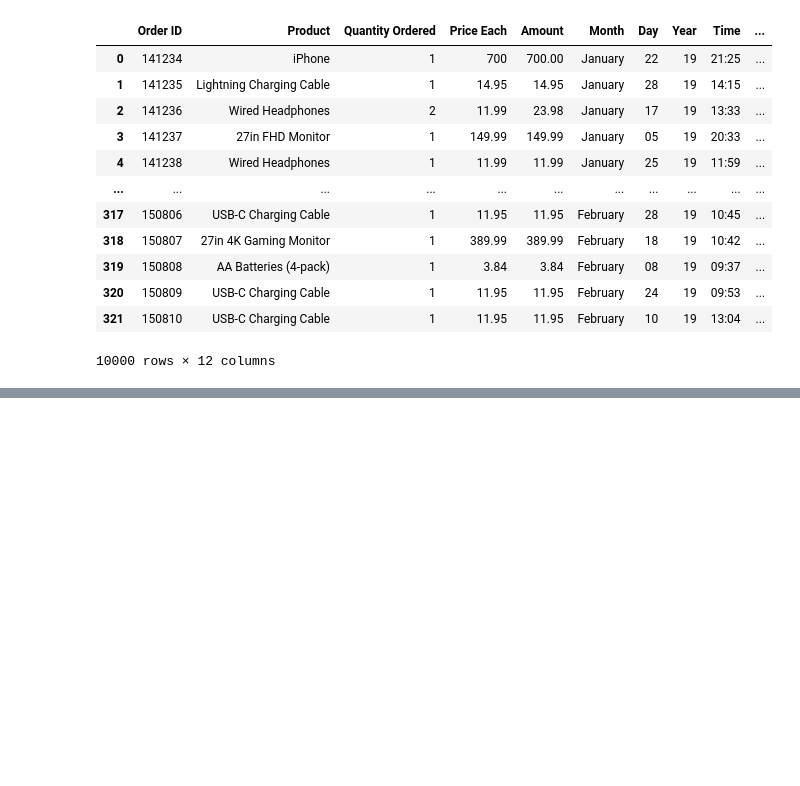
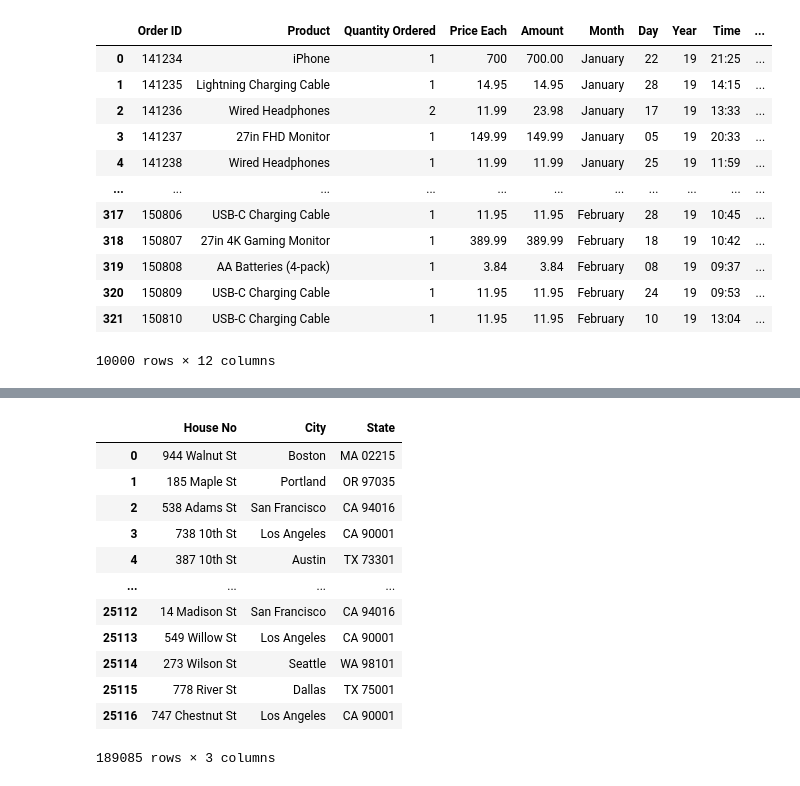
Before and after one commit to Mideoladokun/eCommerce-Analytics, a Jupyter notebook: Project.ipynb, the cells around one changed output, grey strips where cells are left out. Saved outputs shown, nothing was run; the diff lists cells and outputs as text; code cells hidden in the pictures; blank space fills up the shorter version.

```diff
--- a/Project.ipynb
+++ b/Project.ipynb
@@ -230,0 +251,19 @@ updated_data.head(10000)
+# %%
+content = [updated_data['House No'],updated_data['City'], updated_data['State']]
+header = ['House No', 'City', 'State']
+address = pd.concat(content, axis = 1, keys = header)
+address
+# %% [output]
+|  | House No | City | State |
+| 0 | 944 Walnut St | Boston | MA 02215 |
+| 1 | 185 Maple St | Portland | OR 97035 |
+| 2 | 538 Adams St | San Francisco | CA 94016 |
+| 3 | 738 10th St | Los Angeles | CA 90001 |
+| 4 | 387 10th St | Austin | TX 73301 |
+| ... | ... | ... | ... |
+| 25112 | 14 Madison St | San Francisco | CA 94016 |
+| 25113 | 549 Willow St | Los Angeles | CA 90001 |
+| 25114 | 273 Wilson St | Seattle | WA 98101 |
+| 25115 | 778 River St | Dallas | TX 75001 |
+| 25116 | 747 Chestnut St | Los Angeles | CA 90001 |
+189085 rows × 3 columns
```
Also changed, not shown: parts of 7 cells of this notebook.
